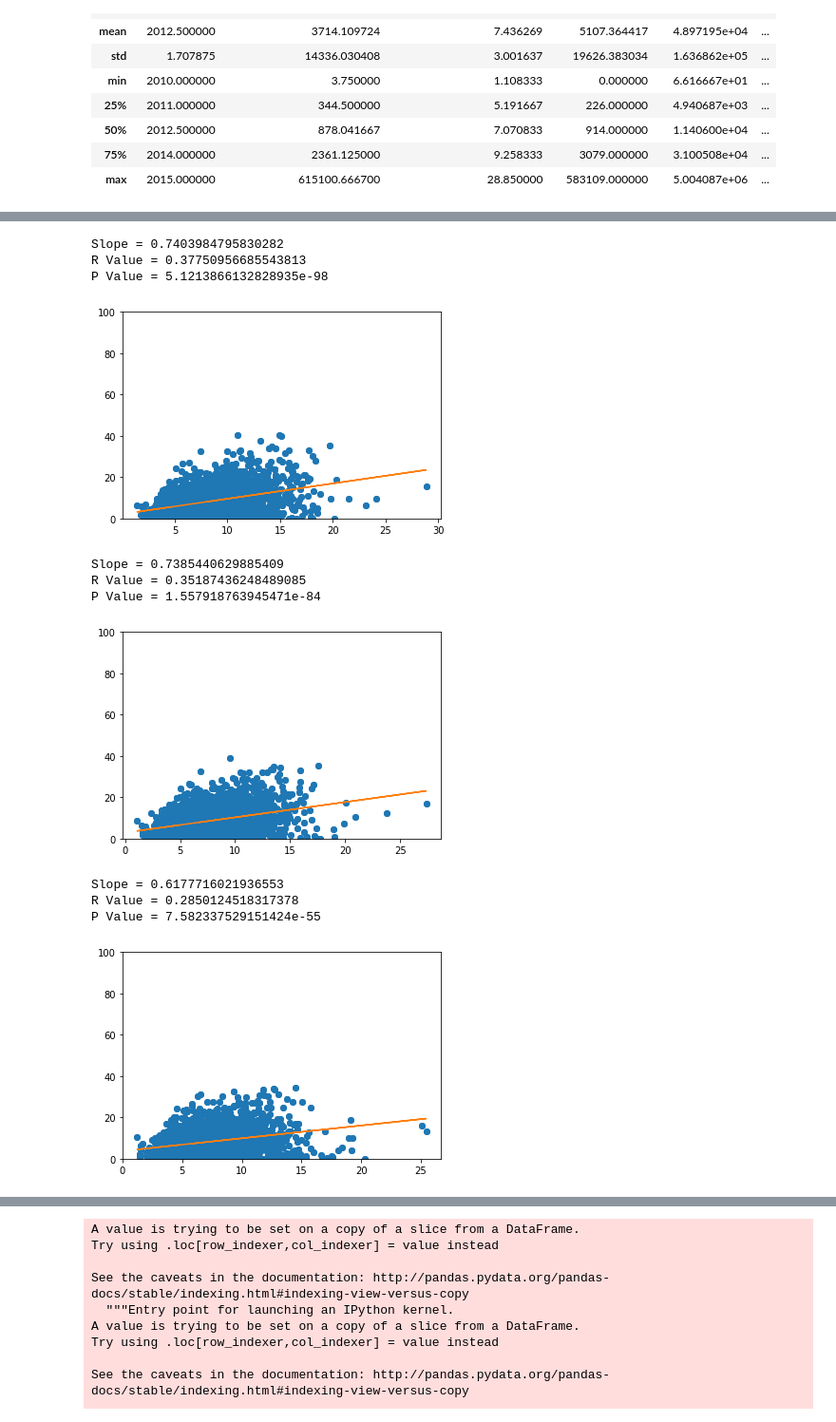
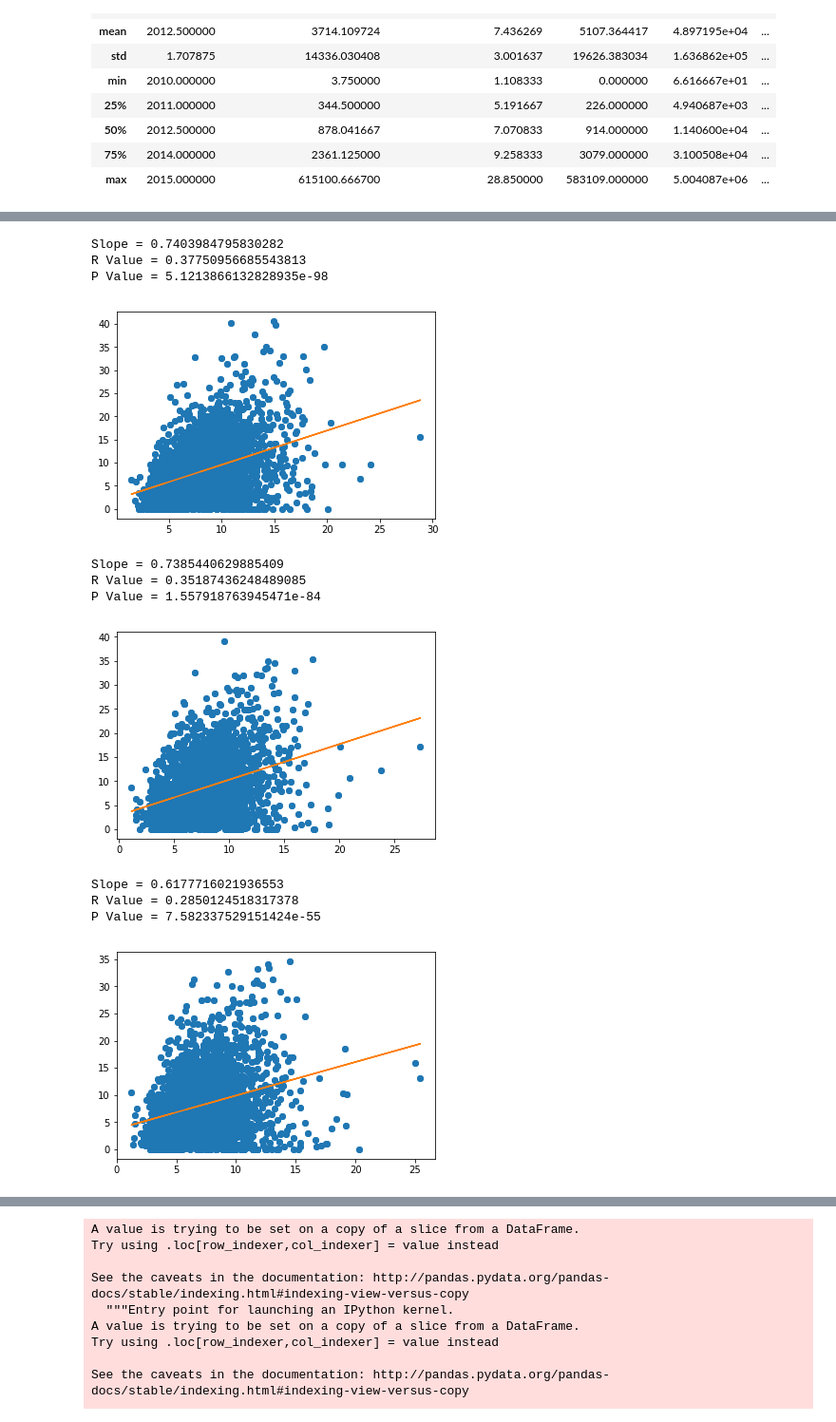
Before and after one commit to DLaury/ProjectOne, a Jupyter notebook: MergedDF.ipynb, the cells around one changed output, grey strips where cells are left out. Shown: that part at 95% size. Drawn from its saved outputs; the diff is of its cells as text; code cells hidden in the pictures.

Commit message:
fixed ylims

```diff
--- a/MergedDF.ipynb
+++ b/MergedDF.ipynb
@@ -108,7 +107,6 @@ slope, intercept, r_value, p_value, std_err = stats.linregress(x2,y2)
 line2 = slope*x2+intercept
 
 plt.plot(x2,y2,'o', x2, line2)
-plt.ylim(0,100)
 print(f"Slope = {slope}")
 print(f"R Value = {r_value}")
 print(f"P Value = {p_value}")
@@ -116,7 +114,7 @@ print(f"P Value = {p_value}")
 Slope = 0.7403984795830282
 R Value = 0.37750956685543813
 P Value = 5.1213866132828935e-98
-[figure, old version]
+[figure, new version]
 # %%
 plt.scatter(year2012DF['Average Percent Unemployed'], year2012DF['Crimes Per 100 Workers'])
 x3 = year2012DF['Average Percent Unemployed']
@@ -125,7 +123,6 @@ slope, intercept, r_value, p_value, std_err = stats.linregress(x3,y3)
 line3 = slope*x3+intercept
 
 plt.plot(x3,y3,'o', x3, line3)
-plt.ylim(0,100)
 print(f"Slope = {slope}")
 print(f"R Value = {r_value}")
 print(f"P Value = {p_value}")
@@ -133,24 +130,23 @@ print(f"P Value = {p_value}")
 Slope = 0.7385440629885409
 R Value = 0.35187436248489085
 P Value = 1.557918763945471e-84
-[figure, old version]
+[figure, new version]
 # %%
 plt.scatter(year2013DF['Average Percent Unemployed'], year2013DF['Crimes Per 100 Workers'])
 x3 = year2013DF['Average Percent Unemployed']
 y3 = year2013DF['Crimes Per 100 Workers']
 slope, intercept, r_value, p_value, std_err = stats.linregress(x3,y3)
 line3 = slope*x3+intercept
 
 plt.plot(x3,y3,'o', x3, line3)
-plt.ylim(0,100)
 print(f"Slope = {slope}")
 print(f"R Value = {r_value}")
 print(f"P Value = {p_value}")
 # %% [output]
 Slope = 0.6177716021936553
 R Value = 0.2850124518317378
 P Value = 7.582337529151424e-55
-[figure, old version]
+[figure, new version]
 # %%
 plt.scatter(year2014DF['Average Percent Unemployed'], year2014DF['Crimes Per 100 Workers'])
 x4 = year2014DF['Average Percent Unemployed']
```
Also changed, not shown: parts of 4 cells of this notebook.
